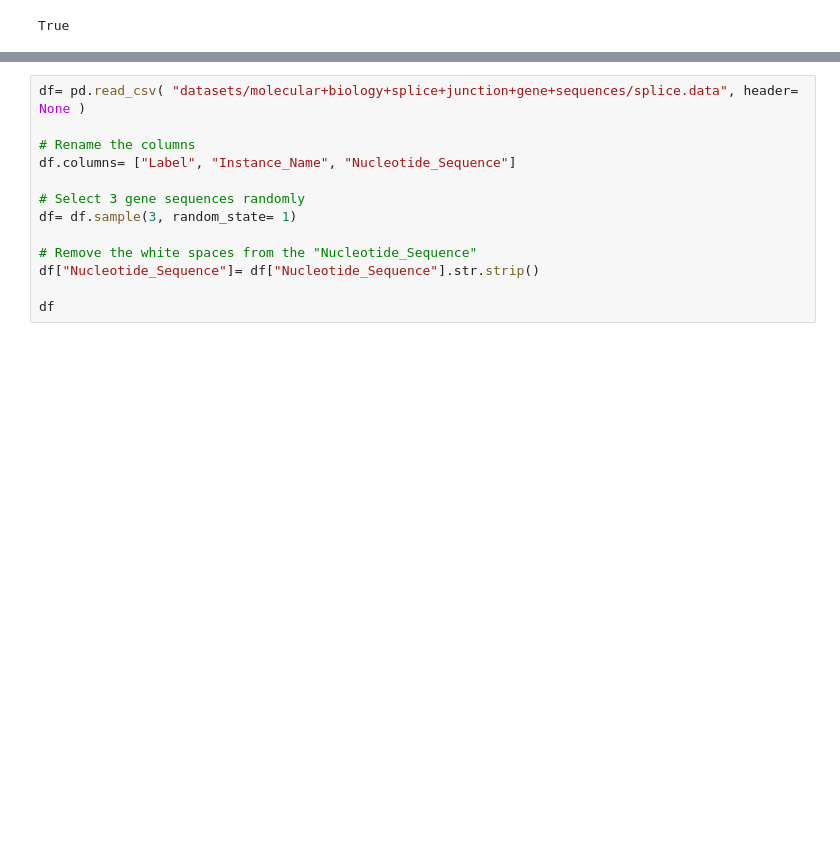
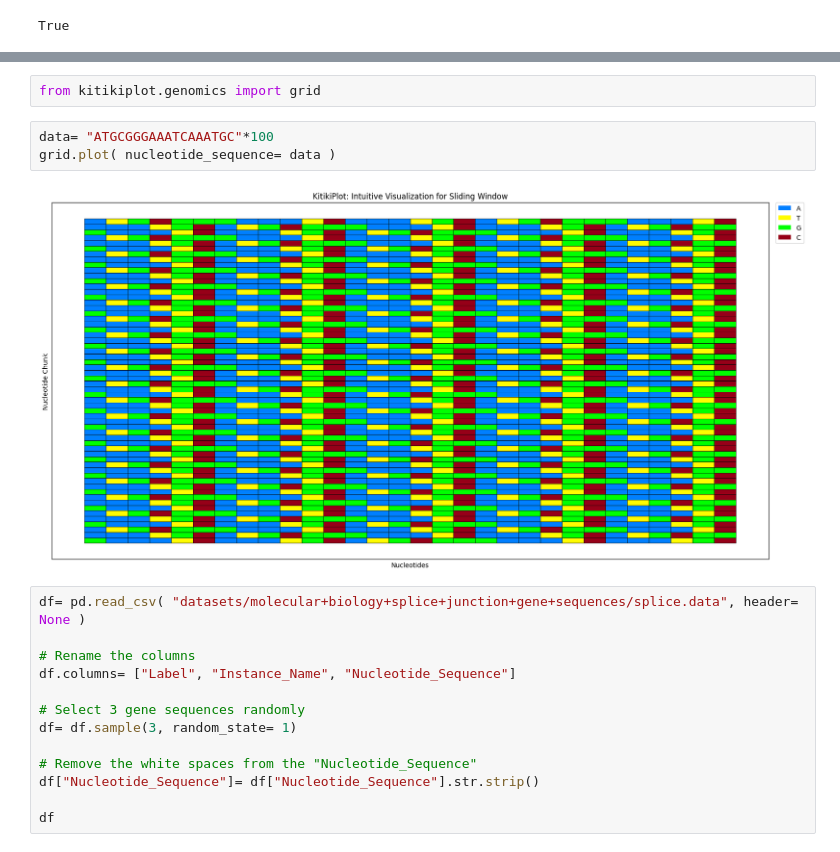
Before and after one commit to BodduSriPavan-111/kitikiplot, a Jupyter notebook: examples/Genome.ipynb, the cells around one changed output, grey strips where cells are left out. Drawn from its saved outputs; the diff is of its cells as text; blank space fills up the shorter version.

```diff
--- a/examples/Genome.ipynb
+++ b/examples/Genome.ipynb
@@ -29,3 +74,10 @@ True
+# %%
+from kitikiplot.genomics import grid
+# %%
+data= "ATGCGGGAAATCAAATGC"*100
+grid.plot( nucleotide_sequence= data )
+# %% [output]
+[figure, added]
 # %%
 df= pd.read_csv( "datasets/molecular+biology+splice+junction+gene+sequences/splice.data", header= None )
 
```
Also changed, not shown: parts of 6 cells of this notebook, 2 other files.
